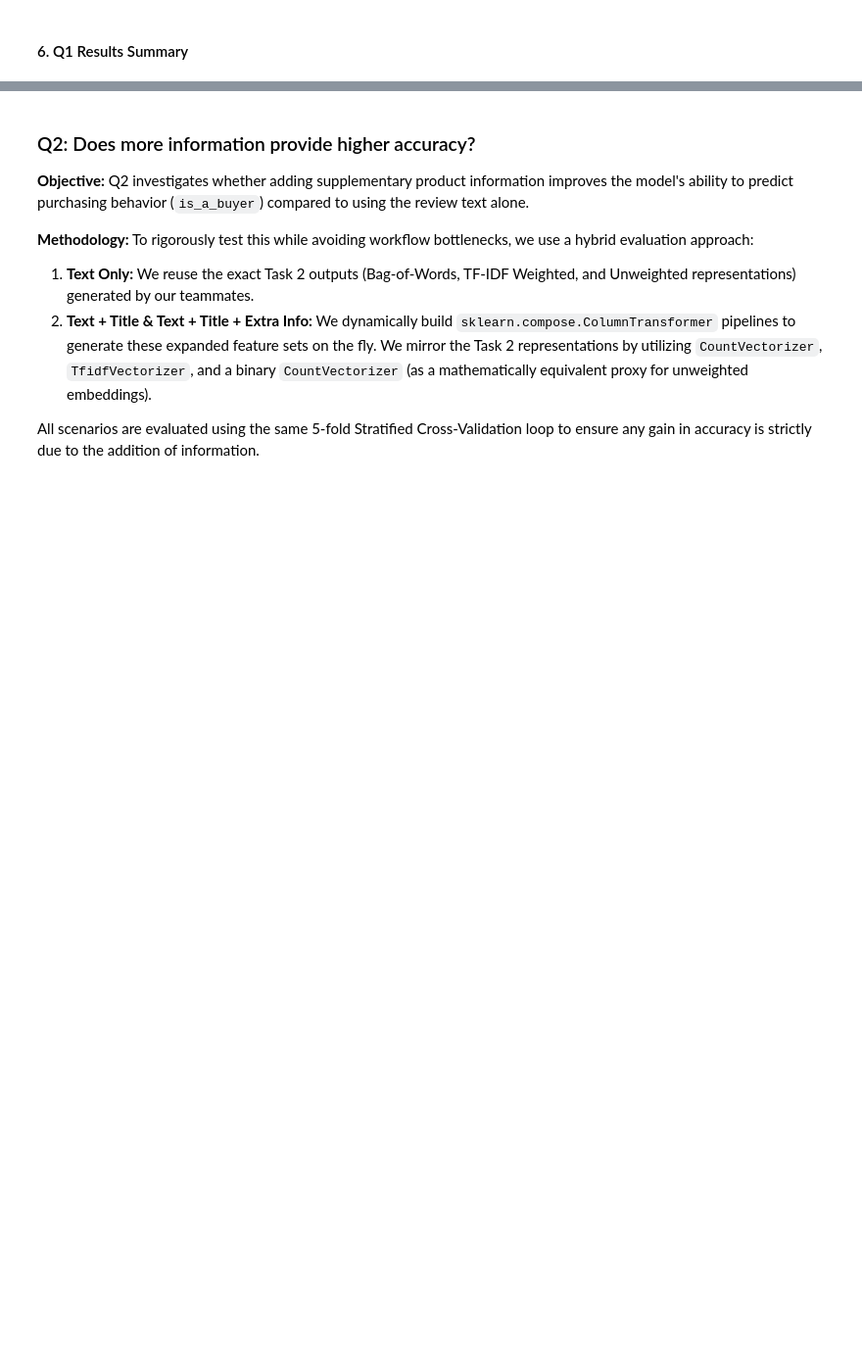
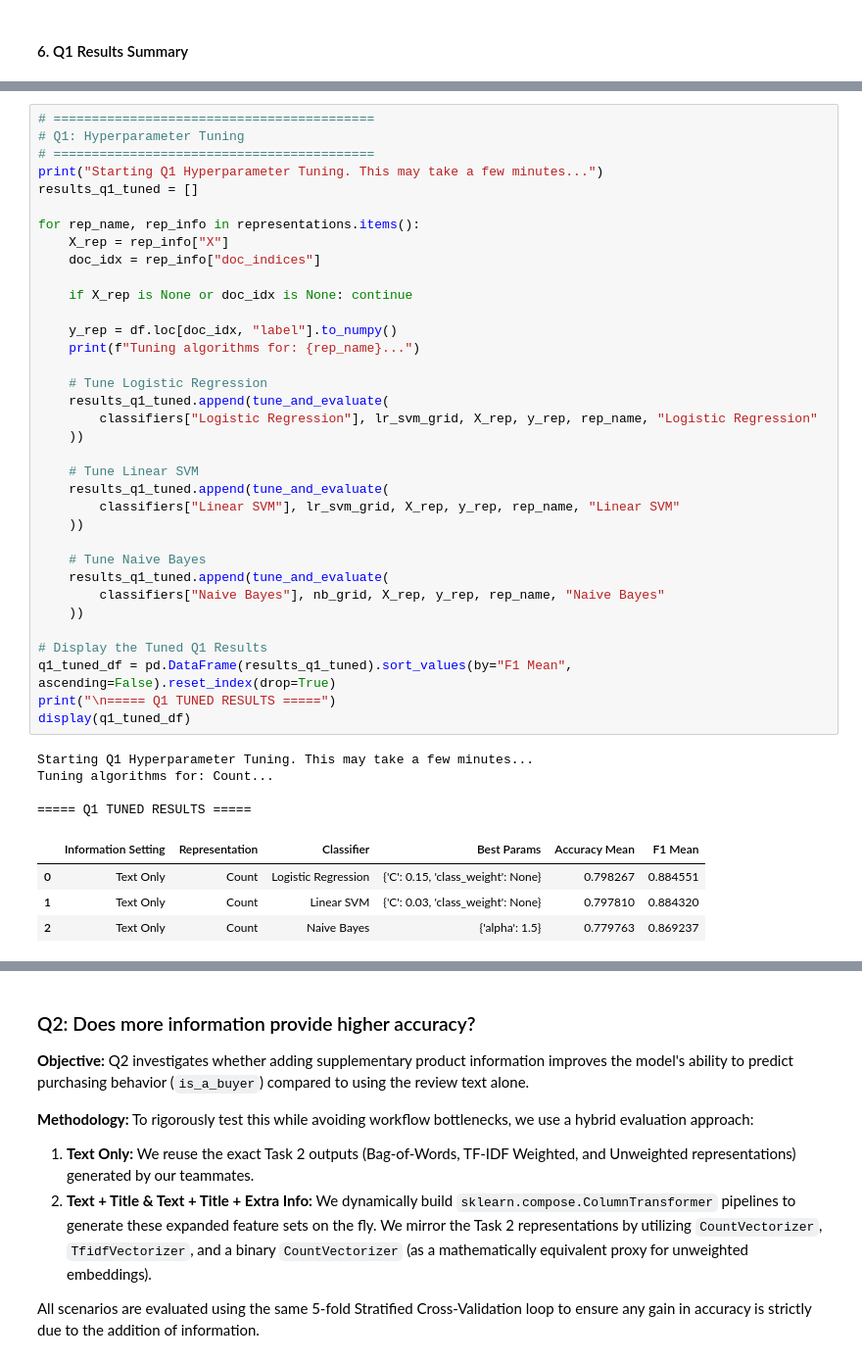
Before and after one commit to namnguyen20999/NLP-Web-based-Data-Application, a Jupyter notebook: notebooks/task2_3.ipynb, the cells around one changed output, grey strips where cells are left out. Shown at 98% size. Saved outputs shown, nothing was run; the diff lists cells and outputs as text; blank space fills up the shorter version.

```diff
--- a/notebooks/task2_3.ipynb
+++ b/notebooks/task2_3.ipynb
@@ -438,0 +537,44 @@ else:
+# %%
+# ==========================================
+# Q1: Hyperparameter Tuning
+# ==========================================
+print("Starting Q1 Hyperparameter Tuning. This may take a few minutes...")
+results_q1_tuned = []
+
+for rep_name, rep_info in representations.items():
+    X_rep = rep_info["X"]
+    doc_idx = rep_info["doc_indices"]
+
+    if X_rep is None or doc_idx is None: continue
+
+    y_rep = df.loc[doc_idx, "label"].to_numpy()
+    print(f"Tuning algorithms for: {rep_name}...")
+
+    # Tune Logistic Regression
+    results_q1_tuned.append(tune_and_evaluate(
+        classifiers["Logistic Regression"], lr_svm_grid, X_rep, y_rep, rep_name, "Logistic Regression"
+    ))
+
+    # Tune Linear SVM
+    results_q1_tuned.append(tune_and_evaluate(
+        classifiers["Linear SVM"], lr_svm_grid, X_rep, y_rep, rep_name, "Linear SVM"
+    ))
+
+    # Tune Naive Bayes
+    results_q1_tuned.append(tune_and_evaluate(
+        classifiers["Naive Bayes"], nb_grid, X_rep, y_rep, rep_name, "Naive Bayes"
+    ))
+
+# Display the Tuned Q1 Results
+q1_tuned_df = pd.DataFrame(results_q1_tuned).sort_values(by="F1 Mean", ascending=False).reset_index(drop=True)
+print("\n===== Q1 TUNED RESULTS =====")
+display(q1_tuned_df)
+# %% [output]
+Starting Q1 Hyperparameter Tuning. This may take a few minutes...
+Tuning algorithms for: Count...
+
+===== Q1 TUNED RESULTS =====
+|  | Information Setting | Representation | Classifier | Best Params | Accuracy Mean | F1 Mean |
+| 0 | Text Only | Count | Logistic Regression | {'C': 0.15, 'class_weight': None} | 0.798267 | 0.884551 |
+| 1 | Text Only | Count | Linear SVM | {'C': 0.03, 'class_weight': None} | 0.797810 | 0.884320 |
+| 2 | Text Only | Count | Naive Bayes | {'alpha': 1.5} | 0.779763 | 0.869237 |
```
Also changed, not shown: parts of 16 cells of this notebook, 1 other file.
